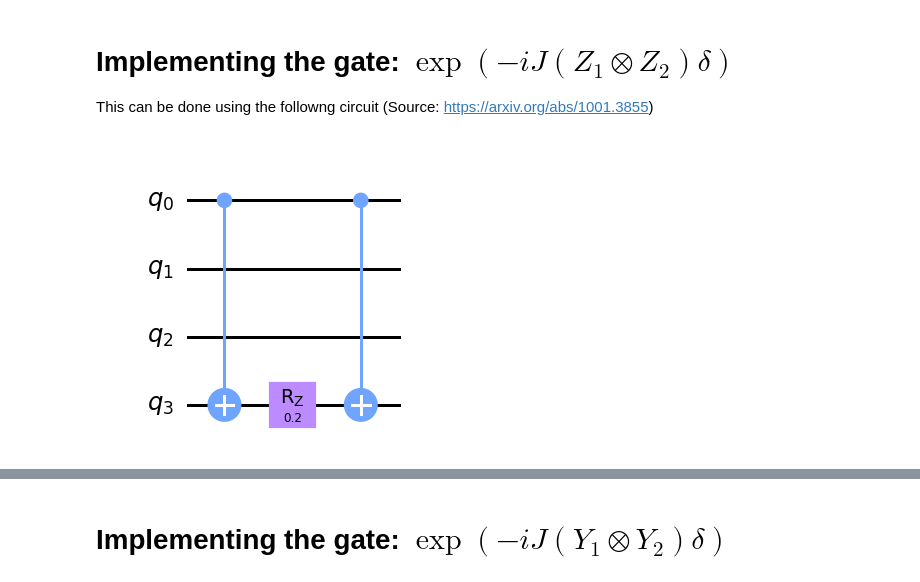
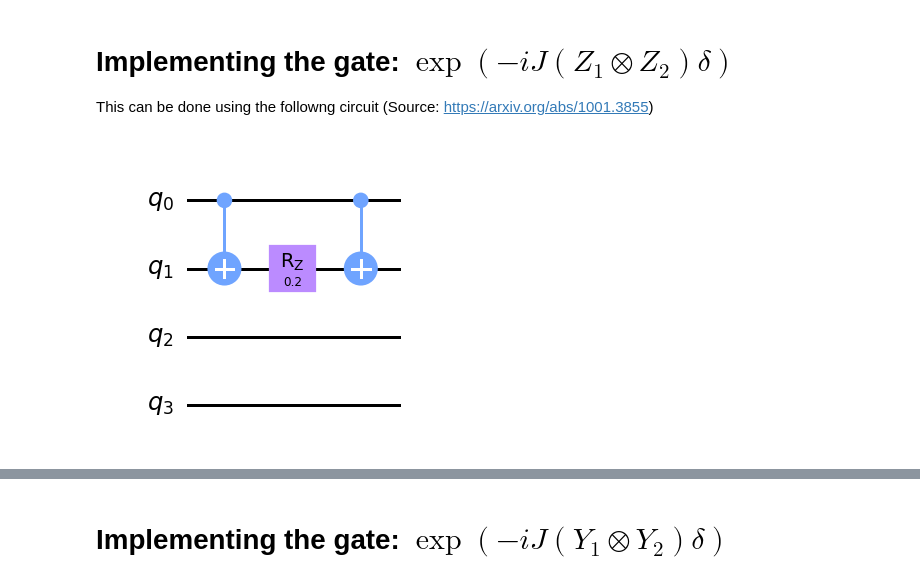
Before and after one commit to psasanka1729/hamiltonian_evolution_heisenberg_model, a Jupyter notebook: Hamiltonian_simulation_Heisenberg_model_qiskit.ipynb, the cells around one changed output, grey strips where cells are left out. Cells and saved outputs as stored; diff of their text form; code cells hidden in the pictures.

```diff
--- a/Hamiltonian_simulation_Heisenberg_model_qiskit.ipynb
+++ b/Hamiltonian_simulation_Heisenberg_model_qiskit.ipynb
@@ -17,13 +17,13 @@ L = 4
 # %%
 def zz_circuit(qubit_0,qubit_1,delta):
     qc_zz = QuantumCircuit(L)
     qc_zz.cx(qubit_0,qubit_1)
     qc_zz.rz(2*delta,qubit_1)
     qc_zz.cx(qubit_0,qubit_1)
     return qc_zz#.draw("mpl",scale=1.5)
-zz_circuit(0,3,0.1).draw("mpl",scale=1.5)
+zz_circuit(0,1,0.1).draw("mpl",scale=1.5)
 # %% [output]
-[figure, old version]
+[figure, new version]
 # %% [markdown]
 # Implementing the gate: $\exp(-iJ(X_{1} \otimes X_{2}) \delta)$
 The following identity is used (Source: https://learn.microsoft.com/en-us/azure/quantum/user-guide/libraries/chemistry/concepts/algorithms)
```
Also changed, not shown: parts of 4 cells of this notebook.
